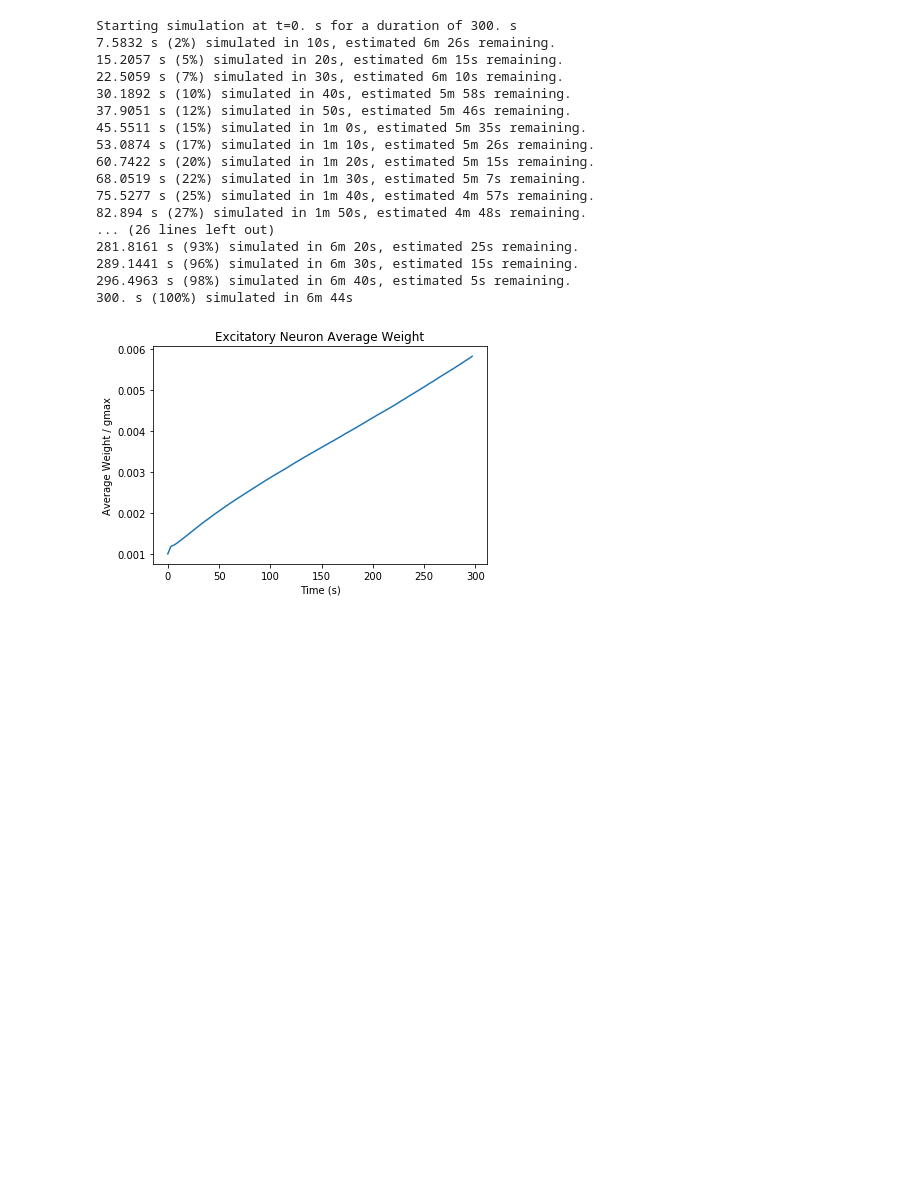
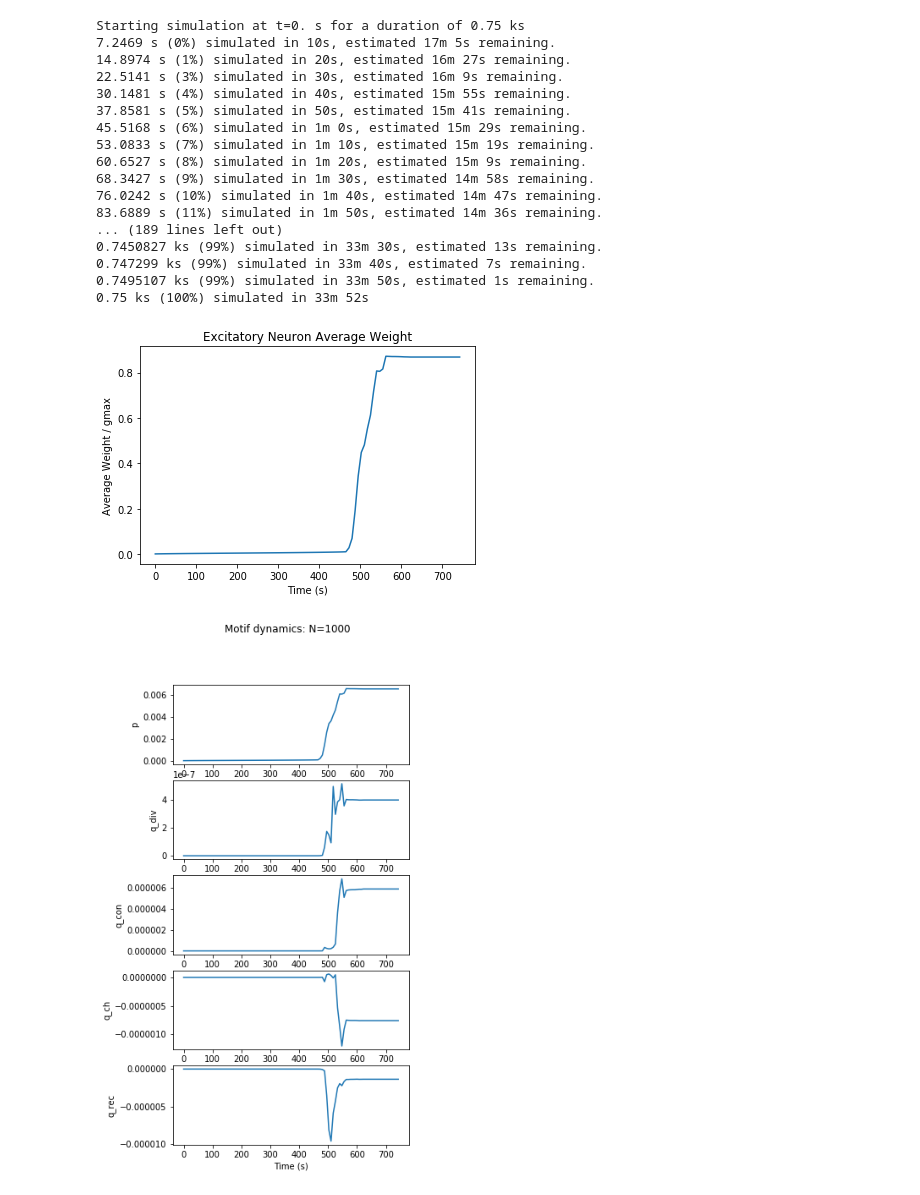
Before and after one commit to briardoty/ocker-stdp-motifs, a Jupyter notebook: brian2_playground.ipynb, the cells around one changed output. Cells and saved outputs as stored; diff of their text form; code cells hidden in the pictures; blank space fills up the shorter version.

```diff
--- a/brian2_playground.ipynb
+++ b/brian2_playground.ipynb
@@ -33,7 +33,7 @@ p = 0.15                    # connection density
 N_network = 1000                     # number of neurons
 
 # simulation params
-sim_time_ms = 1000 * 60 * 5                # simulation time in ms
+sim_time_ms = 1000 * 750                # simulation time in ms
 monitor_dt_ms = sim_time_ms / 100   # timestep for monitor evaluation
 
 ######################
@@ -93,7 +93,7 @@ dApre = -dApost * tauPost / tauPre  # f pos (f pre)
 #dApre *= wMax
 
 # assign synaptic weights
-w0 = wMax / N_network
+w0 = wMax / N_network / p0 / 10
 synapses.w = w0
 
 # monitors
@@ -111,28 +111,29 @@ for i in range(0, N_network):
 ######################
 run(sim_time_ms * ms, report='text')
 # %% [output]
-Starting simulation at t=0. s for a duration of 300. s
-7.5832 s (2%) simulated in 10s, estimated 6m 26s remaining.
-15.2057 s (5%) simulated in 20s, estimated 6m 15s remaining.
-22.5059 s (7%) simulated in 30s, estimated 6m 10s remaining.
-30.1892 s (10%) simulated in 40s, estimated 5m 58s remaining.
-37.9051 s (12%) simulated in 50s, estimated 5m 46s remaining.
-45.5511 s (15%) simulated in 1m 0s, estimated 5m 35s remaining.
-53.0874 s (17%) simulated in 1m 10s, estimated 5m 26s remaining.
-60.7422 s (20%) simulated in 1m 20s, estimated 5m 15s remaining.
-68.0519 s (22%) simulated in 1m 30s, estimated 5m 7s remaining.
-75.5277 s (25%) simulated in 1m 40s, estimated 4m 57s remaining.
-82.894 s (27%) simulated in 1m 50s, estimated 4m 48s remaining.
-... (26 lines left out)
-281.8161 s (93%) simulated in 6m 20s, estimated 25s remaining.
-289.1441 s (96%) simulated in 6m 30s, estimated 15s remaining.
-296.4963 s (98%) simulated in 6m 40s, estimated 5s remaining.
-300. s (100%) simulated in 6m 44s
+Starting simulation at t=0. s for a duration of 0.75 ks
+7.2469 s (0%) simulated in 10s, estimated 17m 5s remaining.
+14.8974 s (1%) simulated in 20s, estimated 16m 27s remaining.
+22.5141 s (3%) simulated in 30s, estimated 16m 9s remaining.
+30.1481 s (4%) simulated in 40s, estimated 15m 55s remaining.
+37.8581 s (5%) simulated in 50s, estimated 15m 41s remaining.
+45.5168 s (6%) simulated in 1m 0s, estimated 15m 29s remaining.
+53.0833 s (7%) simulated in 1m 10s, estimated 15m 19s remaining.
+60.6527 s (8%) simulated in 1m 20s, estimated 15m 9s remaining.
+68.3427 s (9%) simulated in 1m 30s, estimated 14m 58s remaining.
+76.0242 s (10%) simulated in 1m 40s, estimated 14m 47s remaining.
+83.6889 s (11%) simulated in 1m 50s, estimated 14m 36s remaining.
+... (189 lines left out)
+0.7450827 ks (99%) simulated in 33m 30s, estimated 13s remaining.
+0.747299 ks (99%) simulated in 33m 40s, estimated 7s remaining.
+0.7495107 ks (99%) simulated in 33m 50s, estimated 1s remaining.
+0.75 ks (100%) simulated in 33m 52s
 # %%
 # more plots
 plot_avg_syn_weight(w_mon, wMax)
 
 # figure 7
-plot_motif_dynamics(w_mon, synapses, N_network, use_p0=True, save_fig=False)
+plot_motif_dynamics(w_mon, synapses, N_network, use_p0=False, save_fig=True)
 # %% [output]
-[figure, old version]
+[figure, new version]
+[figure, added]
```
Also changed, not shown: parts of 1 cell of this notebook.
